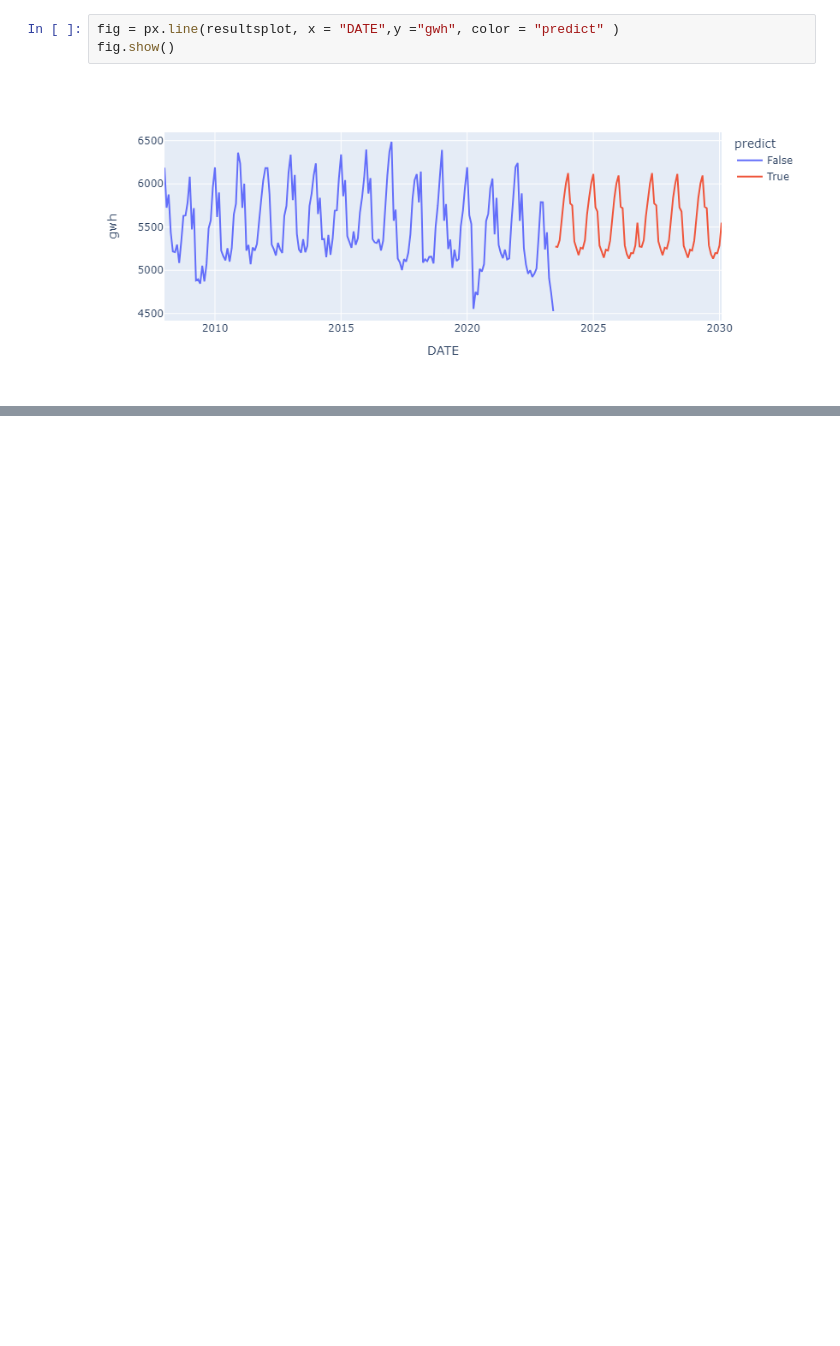
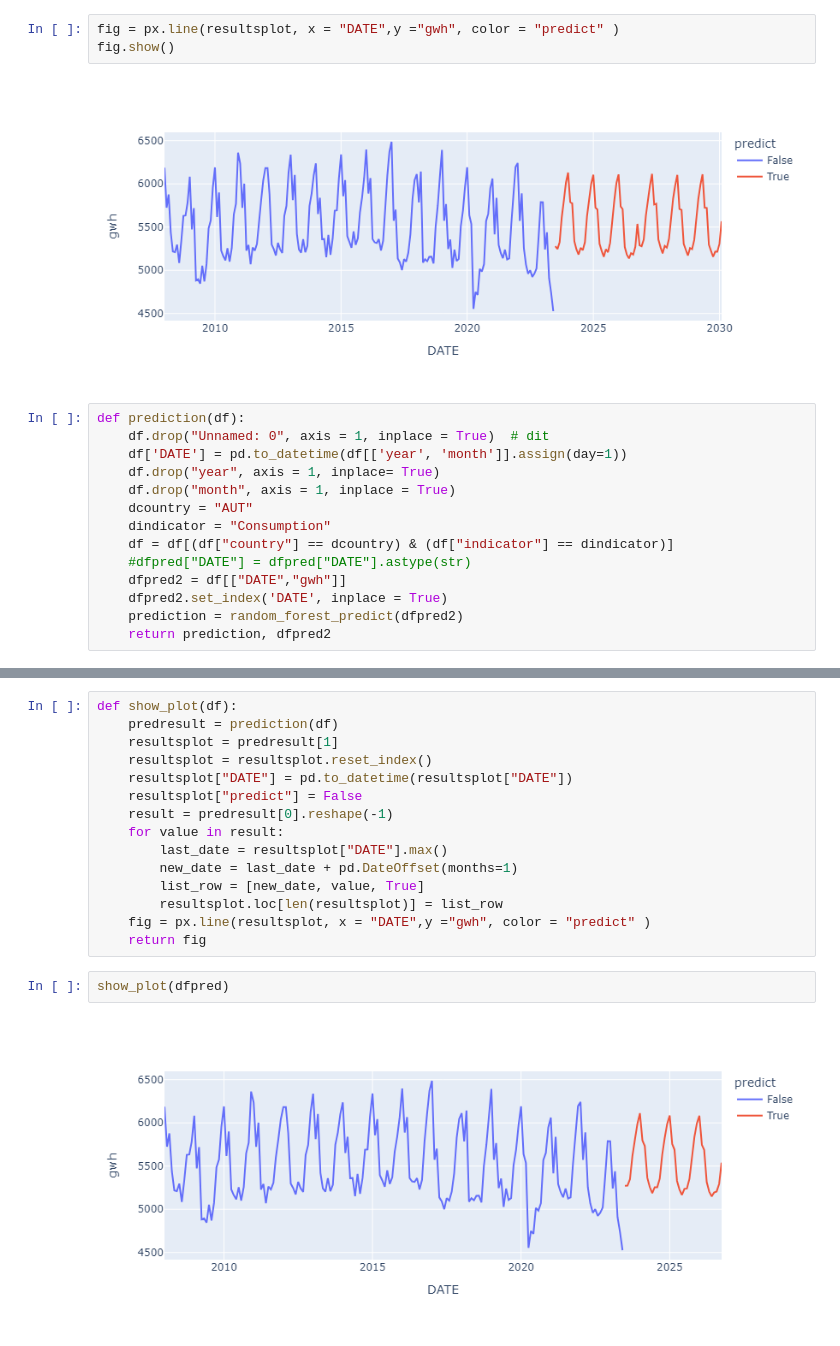
Before and after one commit to CaspervanWetten/DataDetectives, a Jupyter notebook: notebook/prediction.ipynb, the cells around one changed output, grey strips where cells are left out. Drawn from its saved outputs; the diff is of its cells as text; blank space fills up the shorter version.

```diff
--- a/notebook/prediction.ipynb
+++ b/notebook/prediction.ipynb
@@ -377,3 +376,17 @@ fig = px.line(resultsplot, x = "DATE",y ="gwh", color = "predict" )
 fig.show()
 # %% [output]
 [figure]
+# %%
+def prediction(df):
+    df.drop("Unnamed: 0", axis = 1, inplace = True)  # dit
+    df['DATE'] = pd.to_datetime(df[['year', 'month']].assign(day=1))
+    df.drop("year", axis = 1, inplace= True)
+    df.drop("month", axis = 1, inplace = True)
+    dcountry = "AUT"
+    dindicator = "Consumption"
+    df = df[(df["country"] == dcountry) & (df["indicator"] == dindicator)]
+    #dfpred["DATE"] = dfpred["DATE"].astype(str)
+    dfpred2 = df[["DATE","gwh"]]
+    dfpred2.set_index('DATE', inplace = True)
+    prediction = random_forest_predict(dfpred2)
+    return prediction, dfpred2
@@ -379,0 +413,19 @@ fig.show()
+# %%
+def show_plot(df):
+    predresult = prediction(df)
+    resultsplot = predresult[1]
+    resultsplot = resultsplot.reset_index()
+    resultsplot["DATE"] = pd.to_datetime(resultsplot["DATE"])
+    resultsplot["predict"] = False
+    result = predresult[0].reshape(-1)
+    for value in result:
+        last_date = resultsplot["DATE"].max()
+        new_date = last_date + pd.DateOffset(months=1)
+        list_row = [new_date, value, True]
+        resultsplot.loc[len(resultsplot)] = list_row
+    fig = px.line(resultsplot, x = "DATE",y ="gwh", color = "predict" )
+    return fig
+# %%
+show_plot(dfpred)
+# %% [output]
+[figure, added]
```
Also changed, not shown: parts of 9 cells of this notebook, 1 other file.
